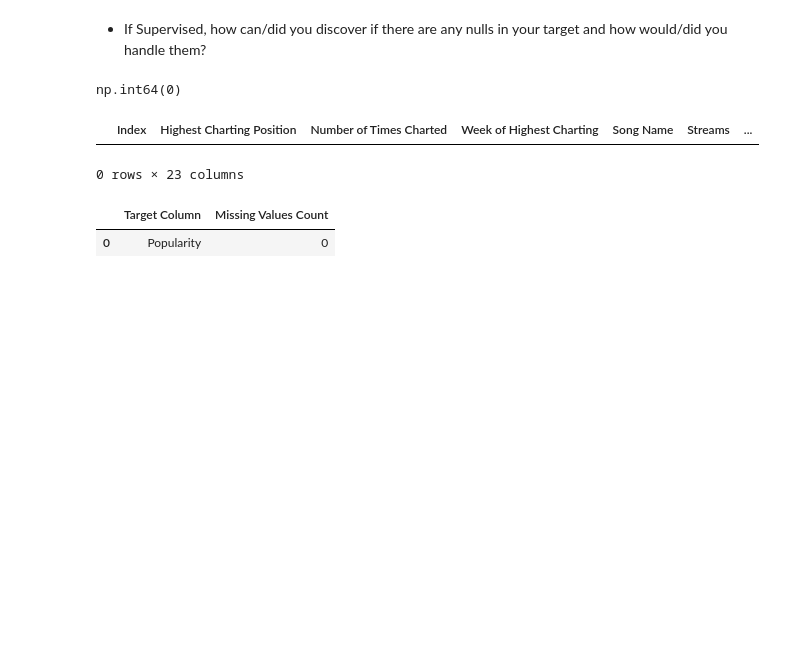
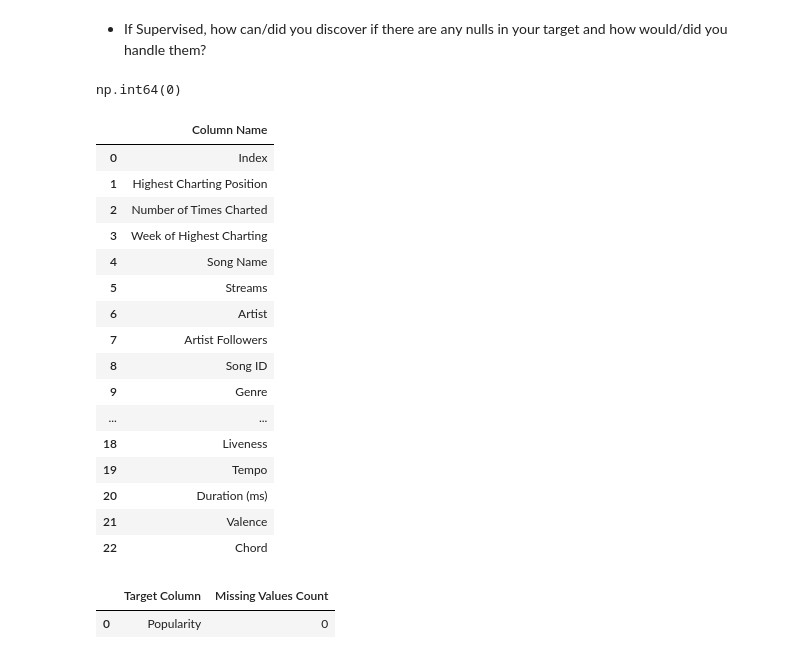
Before and after one commit to ikoghoddds-bit/Data-Science-Portfolio-C21, a Jupyter notebook: Projects/Project-4/Spotify_Pass_1.ipynb, the cells around one changed output. Drawn from its saved outputs; the diff is of its cells as text; code cells hidden in the pictures; blank space fills up the shorter version.

```diff
--- a/Projects/Project-4/Spotify_Pass_1.ipynb
+++ b/Projects/Project-4/Spotify_Pass_1.ipynb
@@ -117,0 +89,19 @@ df.describe().transpose()
+# %%
+# Replace empty spaces ' ' with NaN across the entire dataset
+df = df.replace(r'^\s*$', np.nan, regex=True)
+
+# Force known numerical columns to be numeric
+numeric_cols = [
+    'Popularity', 'Artist Followers', 'Streams', 'Highest Charting Position',
+    'Number of Times Charted', 'Danceability', 'Energy', 'Loudness',
+    'Speechiness', 'Acousticness', 'Liveness', 'Tempo', 'Duration (ms)', 'Valence'
+]
+
+for col in numeric_cols:
+    if col in df.columns:
+        df[col] = pd.to_numeric(df[col], errors='coerce')
+
+# Fill NaNs in numerical columns with their medians
+for col in numeric_cols:
+    if col in df.columns:
+        df[col] = df[col].fillna(df[col].median())
@@ -274,11 +305,26 @@ np.int64(0)
 # %%
 # Show only the rows where at least one value is missing (NaN)
 
 df[df.isnull().any(axis=1)]
-#pd.DataFrame({"Column Name": columns_list})
+pd.DataFrame({"Column Name": columns_list})
 # %% [output]
-|  | Index | Highest Charting Position | Number of Times Charted | Week of Highest Charting | Song Name | Streams | ... |
+|  | Column Name |
+| 0 | Index |
+| 1 | Highest Charting Position |
+| 2 | Number of Times Charted |
+| 3 | Week of Highest Charting |
+| 4 | Song Name |
+| 5 | Streams |
+| 6 | Artist |
+| 7 | Artist Followers |
+| 8 | Song ID |
+| 9 | Genre |
+| ... | ... |
+| 18 | Liveness |
+| 19 | Tempo |
+| 20 | Duration (ms) |
+| 21 | Valence |
+| 22 | Chord |
-0 rows × 23 columns
 # %%
 # Count missing values in 'Popularity' and format as a DataFrame
 
```
Also changed, not shown: parts of 42 cells of this notebook.
